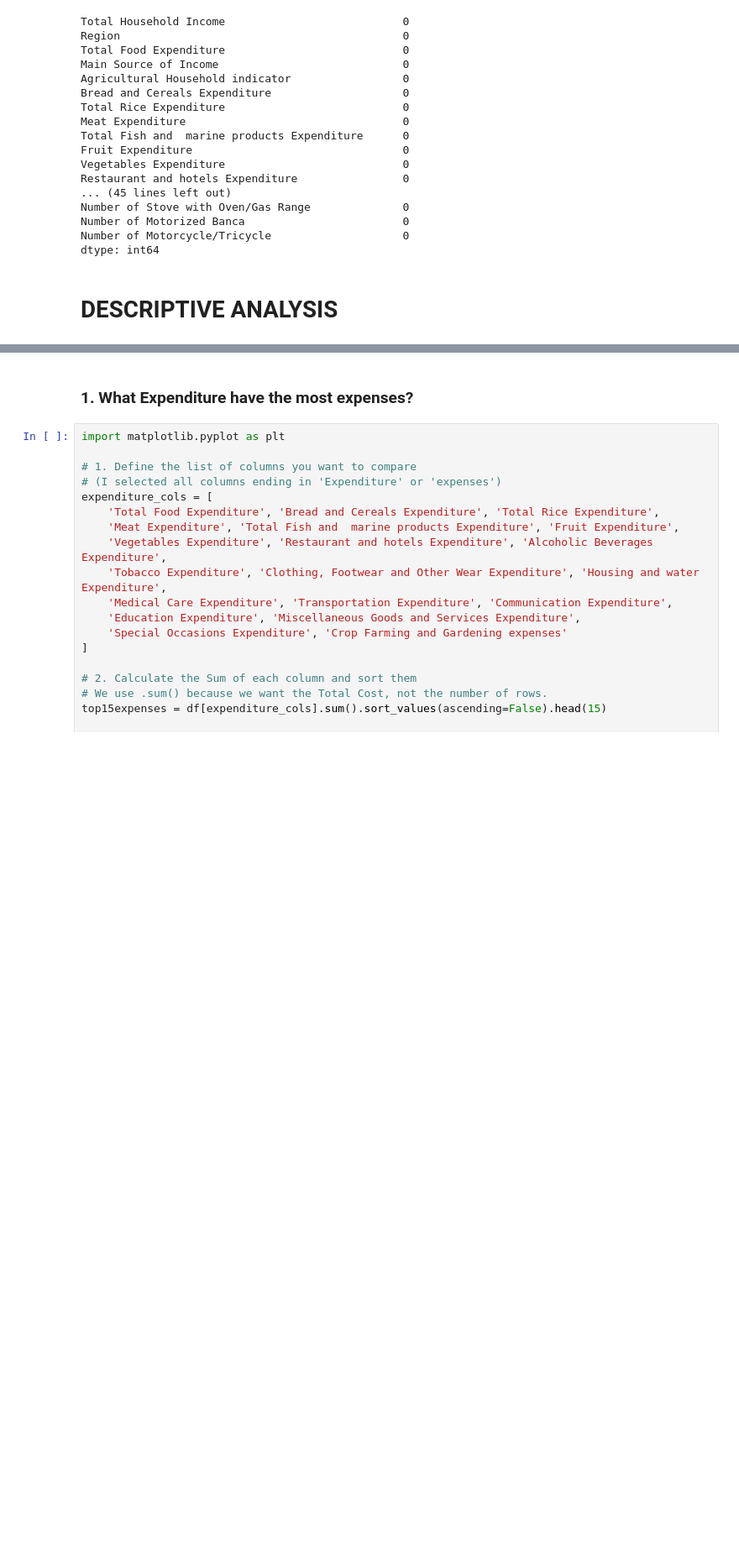
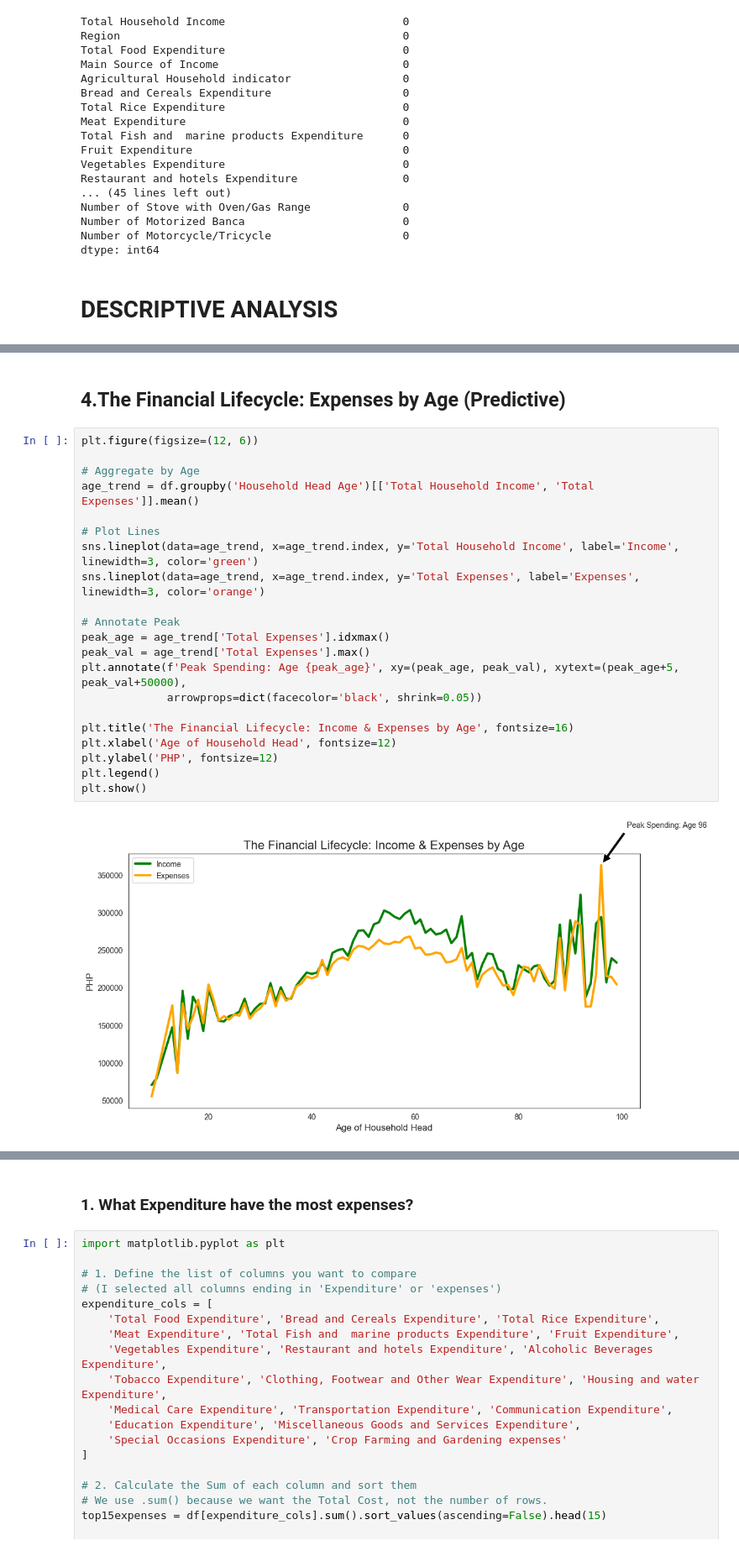
Before and after one commit to JonStephenNavallo/analyticsprojects, a Jupyter notebook: ProjectReport.ipynb, the cells around one changed output, grey strips where cells are left out. Shown at 84% size. Cells and saved outputs as stored; diff of their text form; blank space fills up the shorter version.

```diff
--- a/ProjectReport.ipynb
+++ b/ProjectReport.ipynb
@@ -170,0 +316,25 @@ dtype: int64
+# %% [markdown]
+<h2>4.The Financial Lifecycle: Expenses by Age (Predictive)</h2>
+# %%
+plt.figure(figsize=(12, 6))
+
+# Aggregate by Age
+age_trend = df.groupby('Household Head Age')[['Total Household Income', 'Total Expenses']].mean()
+
+# Plot Lines
+sns.lineplot(data=age_trend, x=age_trend.index, y='Total Household Income', label='Income', linewidth=3, color='green')
+sns.lineplot(data=age_trend, x=age_trend.index, y='Total Expenses', label='Expenses', linewidth=3, color='orange')
+
+# Annotate Peak
+peak_age = age_trend['Total Expenses'].idxmax()
+peak_val = age_trend['Total Expenses'].max()
+plt.annotate(f'Peak Spending: Age {peak_age}', xy=(peak_age, peak_val), xytext=(peak_age+5, peak_val+50000),
+             arrowprops=dict(facecolor='black', shrink=0.05))
+
+plt.title('The Financial Lifecycle: Income & Expenses by Age', fontsize=16)
+plt.xlabel('Age of Household Head', fontsize=12)
+plt.ylabel('PHP', fontsize=12)
+plt.legend()
+plt.show()
+# %% [output]
+[figure, added]
```
Also changed, not shown: parts of 24 cells of this notebook.
